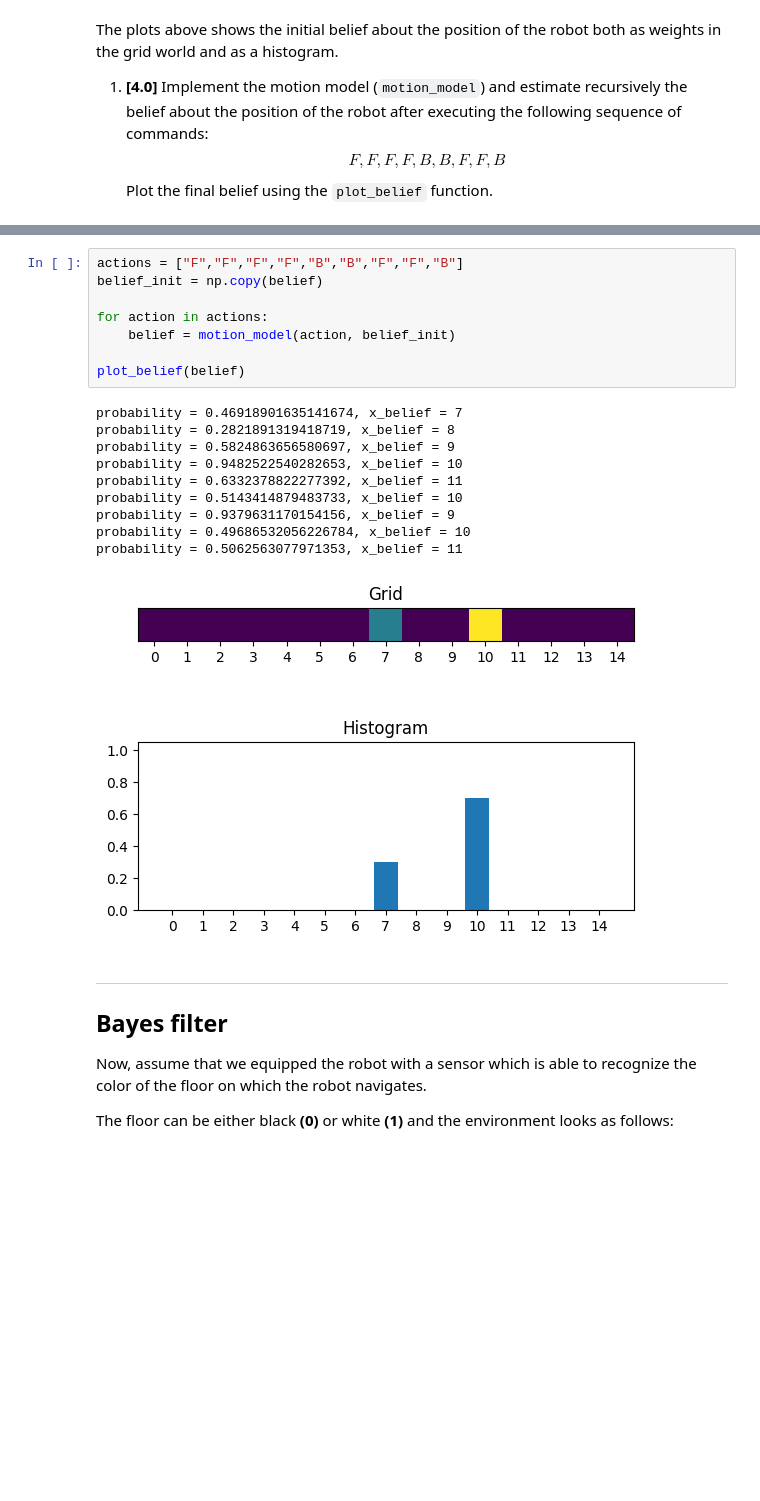
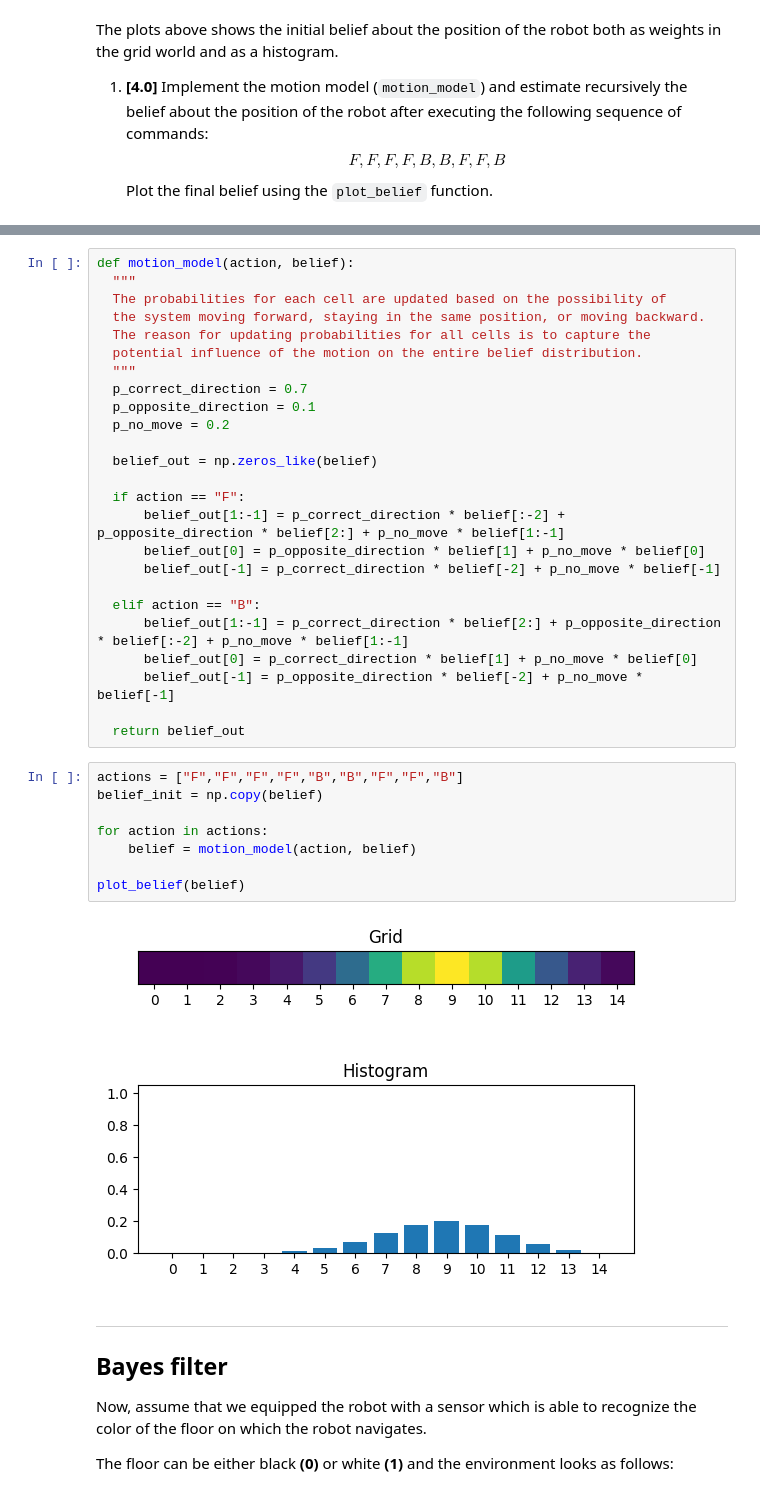
Before and after one commit to pareshrchaudhary/mobile_sensing_robotics, a Jupyter notebook: Bayes_Filter.ipynb, the cells around one changed output, grey strips where cells are left out. Cells and saved outputs as stored; diff of their text form; blank space fills up the shorter version.

```diff
--- a/Bayes_Filter.ipynb
+++ b/Bayes_Filter.ipynb
@@ -157,22 +94,38 @@ action = B, belief = 7, belief array = [0.      0.      0.      0.      0.
+# %%
+def motion_model(action, belief):
+  """
+  The probabilities for each cell are updated based on the possibility of
+  the system moving forward, staying in the same position, or moving backward.
+  The reason for updating probabilities for all cells is to capture the
+  potential influence of the motion on the entire belief distribution.
+  """
+  p_correct_direction = 0.7
+  p_opposite_direction = 0.1
+  p_no_move = 0.2
+
+  belief_out = np.zeros_like(belief)
+
+  if action == "F":
+      belief_out[1:-1] = p_correct_direction * belief[:-2] + p_opposite_direction * belief[2:] + p_no_move * belief[1:-1]
+      belief_out[0] = p_opposite_direction * belief[1] + p_no_move * belief[0]
+      belief_out[-1] = p_correct_direction * belief[-2] + p_no_move * belief[-1]
+
+  elif action == "B":
+      belief_out[1:-1] = p_correct_direction * belief[2:] + p_opposite_direction * belief[:-2] + p_no_move * belief[1:-1]
+      belief_out[0] = p_correct_direction * belief[1] + p_no_move * belief[0]
+      belief_out[-1] = p_opposite_direction * belief[-2] + p_no_move * belief[-1]
+
+  return belief_out
 # %%
 actions = ["F","F","F","F","B","B","F","F","B"]
 belief_init = np.copy(belief)
 
 for action in actions:
-    belief = motion_model(action, belief_init)
+    belief = motion_model(action, belief)
 
 plot_belief(belief)
 # %% [output]
-probability = 0.46918901635141674, x_belief = 7
-probability = 0.2821891319418719, x_belief = 8
-probability = 0.5824863656580697, x_belief = 9
-probability = 0.9482522540282653, x_belief = 10
-probability = 0.6332378822277392, x_belief = 11
-probability = 0.5143414879483733, x_belief = 10
-probability = 0.9379631170154156, x_belief = 9
-probability = 0.49686532056226784, x_belief = 10
-probability = 0.5062563077971353, x_belief = 11
-[figure, old version]
+[figure, new version]
 # %% [markdown]
 ---
 
```
Also changed, not shown: parts of 7 cells of this notebook.
